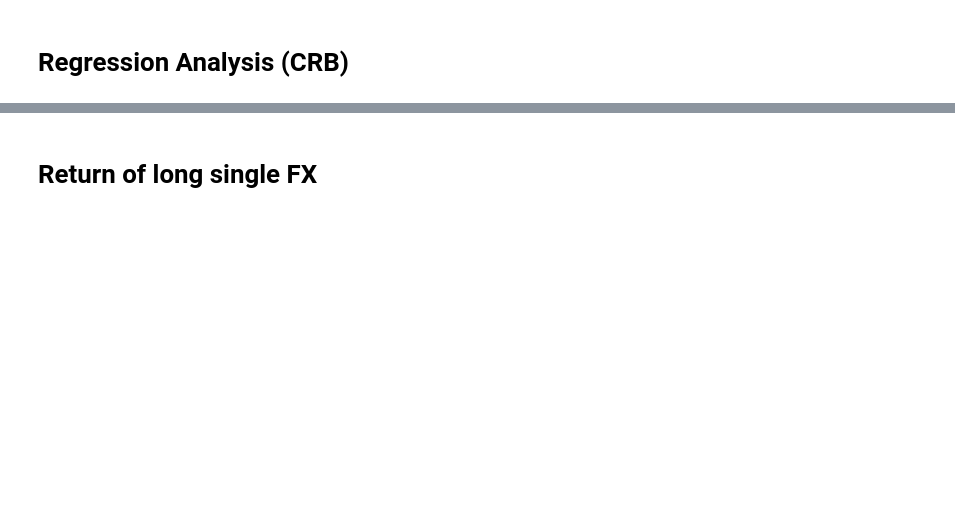
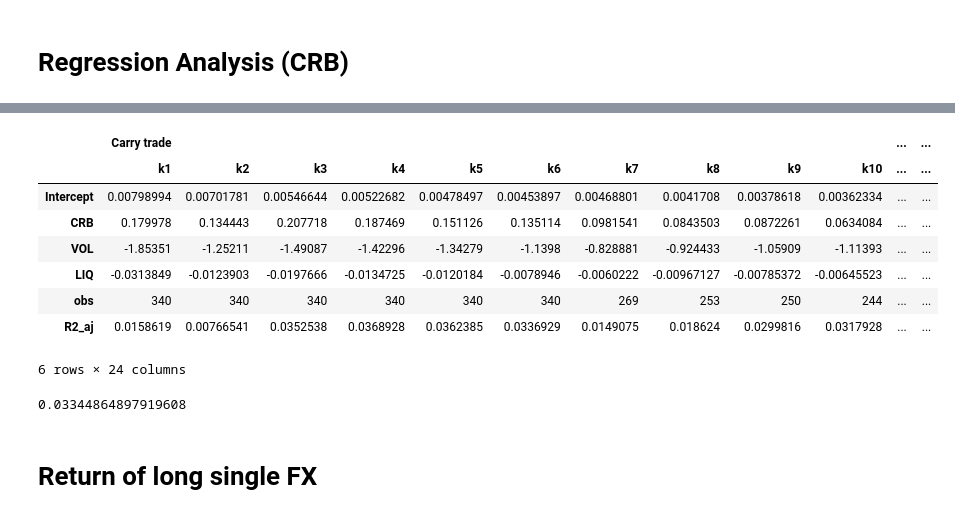
Before and after one commit to fabioyamazumi/curvy_trade, a Jupyter notebook: Test_curvy_tracker9_ALL.ipynb, the cells around one changed output, grey strips where cells are left out. Cells and saved outputs as stored; diff of their text form; code cells hidden in the pictures; blank space fills up the shorter version.

```diff
--- a/Test_curvy_tracker9_ALL.ipynb
+++ b/Test_curvy_tracker9_ALL.ipynb
@@ -265,0 +578,4 @@ df_dlog_CRB.to_excel(r'dlog_CRB.xlsx')
+# %%
+df_y = pd.read_excel(r'df_y.xlsx', index_col=0)
+# %%
+reg = smf.ols('X ~ 1 + CRB + VOL + LIQ',data=df_y).fit(cov_type='HAC',cov_kwds={'maxlags':6})
@@ -265,0 +602,47 @@ df_dlog_CRB.to_excel(r'dlog_CRB.xlsx')
+# %%
+pd.DataFrame(data=reg.params, index=reg.params.index)
+estrategias = ['Carry trade', 'Curvy trade']
+idx = pd.MultiIndex.from_product(iterables=[estrategias, self.k_list])
+lst_param = list(reg.params.index)
+idx_0 = lst_param + ['obs'] + ['R2_aj']
+tbl_six_coef = pd.DataFrame(data=None, index=idx_0, columns=idx)
+tbl_six_t = pd.DataFrame(data=None, index=lst_param, columns=idx)
+tbl_six_p = pd.DataFrame(data=None, index=lst_param, columns=idx)
+# %%
+TR_aux = self.TR_df_01
+Strategy = 'Carry trade'
+for k in self.k_list:
+    df_y['X'] = np.NaN
+    first_return = TR_aux.loc[(TR_aux[k] != 100.0)].index[0]
+    df_y.loc[first_return:, 'X'] = np.log(TR_aux).diff(1).shift(-1).loc[first_return:, k]
+    reg = smf.ols('X ~ 1 + CRB + VOL + LIQ',data=df_y).fit(cov_type='HAC',cov_kwds={'maxlags':6})
+    tbl_six_coef.loc[lst_param, (Strategy, k)] = reg.params
+    tbl_six_t.loc[lst_param, (Strategy, k)] = reg.tvalues
+    tbl_six_p.loc[lst_param, (Strategy, k)] = reg.pvalues
+    tbl_six_coef.loc['obs', (Strategy, k)] = reg.nobs
+    tbl_six_coef.loc['R2_aj', (Strategy, k)] = reg.rsquared_adj
+
+TR_aux = self.TR_df_02
+Strategy = 'Curvy trade'
+for k in self.k_list:
+    df_y['X'] = np.NaN
+    first_return = TR_aux.loc[(TR_aux[k] != 100.0)].index[0]
+    df_y.loc[first_return:, 'X'] = np.log(TR_aux).diff(1).shift(-1).loc[first_return:, k]
+    reg = smf.ols('X ~ 1 + CRB + VOL + LIQ',data=df_y).fit(cov_type='HAC',cov_kwds={'maxlags':6})
+    tbl_six_coef.loc[lst_param, (Strategy, k)] = reg.params
+    tbl_six_t.loc[lst_param, (Strategy, k)] = reg.tvalues
+    tbl_six_p.loc[lst_param, (Strategy, k)] = reg.pvalues
+    tbl_six_coef.loc['obs', (Strategy, k)] = reg.nobs
+    tbl_six_coef.loc['R2_aj', (Strategy, k)] = reg.rsquared_adj
+# %%
+tbl_six_coef
+# %% [output]
+|  | Carry trade |  |  |  |  |  |  |  |  |  | ... | ... |
+|  | k1 | k2 | k3 | k4 | k5 | k6 | k7 | k8 | k9 | k10 | ... | ... |
+| Intercept | 0.00798994 | 0.00701781 | 0.00546644 | 0.00522682 | 0.00478497 | 0.00453897 | 0.00468801 | 0.0041708 | 0.00378618 | 0.00362334 | ... | ... |
+| CRB | 0.179978 | 0.134443 | 0.207718 | 0.187469 | 0.151126 | 0.135114 | 0.0981541 | 0.0843503 | 0.0872261 | 0.0634084 | ... | ... |
+| VOL | -1.85351 | -1.25211 | -1.49087 | -1.42296 | -1.34279 | -1.1398 | -0.828881 | -0.924433 | -1.05909 | -1.11393 | ... | ... |
+| LIQ | -0.0313849 | -0.0123903 | -0.0197666 | -0.0134725 | -0.0120184 | -0.0078946 | -0.0060222 | -0.00967127 | -0.00785372 | -0.00645523 | ... | ... |
+| obs | 340 | 340 | 340 | 340 | 340 | 340 | 269 | 253 | 250 | 244 | ... | ... |
+| R2_aj | 0.0158619 | 0.00766541 | 0.0352538 | 0.0368928 | 0.0362385 | 0.0336929 | 0.0149075 | 0.018624 | 0.0299816 | 0.0317928 | ... | ... |
+6 rows × 24 columns
@@ -266,3 +653,7 @@ df_dlog_CRB.to_excel(r'dlog_CRB.xlsx')
+# %%
+reg.rsquared_adj
+# %% [output]
+0.03344864897919608
 # %% [markdown]
 # Return of long single FX
 # %%
```
Also changed, not shown: parts of 162 cells of this notebook, 3 other files.
